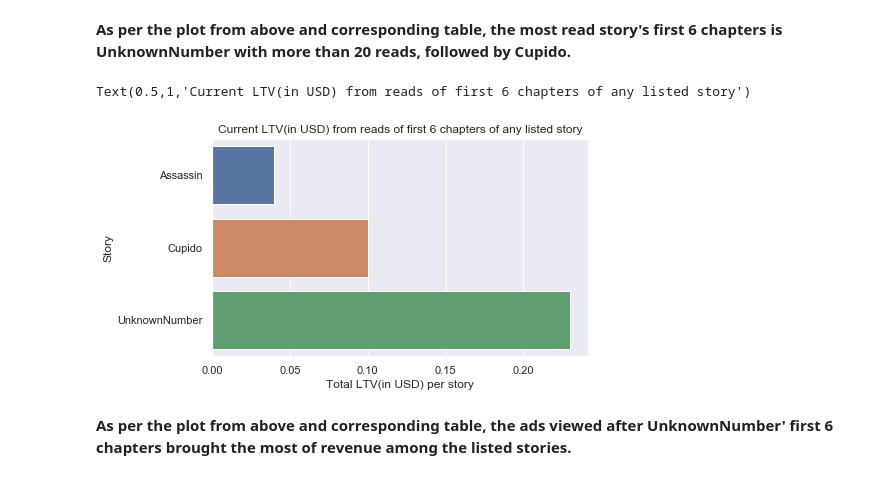
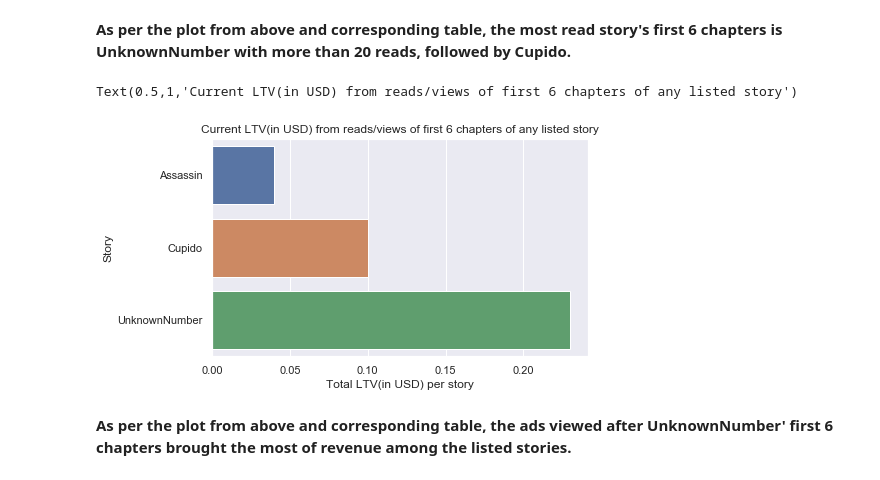
Before and after one commit to DanielaLaura/Data-Analysis, a Jupyter notebook: megazebra/MegaZebra Test.ipynb, the cells around one changed output. Saved outputs shown, nothing was run; the diff lists cells and outputs as text; code cells hidden in the pictures.

Commit message:
modified/added graphs and explanations

```diff
--- a/megazebra/MegaZebra Test.ipynb
+++ b/megazebra/MegaZebra Test.ipynb
@@ -512,14 +512,14 @@ __As per the plot from above and corresponding table, the most read story's firs
 # %%
 # current LTV (in USD) from reads of first 6 chapters of any listed story
 sns.set_style('whitegrid')
 sns.set(font_scale=1)
 ax = sns.barplot(x="LTV_06_usd", y="story_id", data=revenue_chapter6)
 ax.set_xlabel('Total LTV(in USD) per story')
 ax.set_ylabel("Story")
-ax.set_title("Current LTV(in USD) from reads of first 6 chapters of any listed story")
+ax.set_title("Current LTV(in USD) from reads/views of first 6 chapters of any listed story")
 # %% [output]
-Text(0.5,1,'Current LTV(in USD) from reads of first 6 chapters of any listed story')
+Text(0.5,1,'Current LTV(in USD) from reads/views of first 6 chapters of any listed story')
-[figure, old version]
+[figure, new version]
 # %% [markdown]
 __As per the plot from above and corresponding table, the ads viewed after UnknownNumber' first 6 chapters brought the most of revenue among the listed stories.__
 # %%
```
Also changed, not shown: parts of 2 cells of this notebook.
